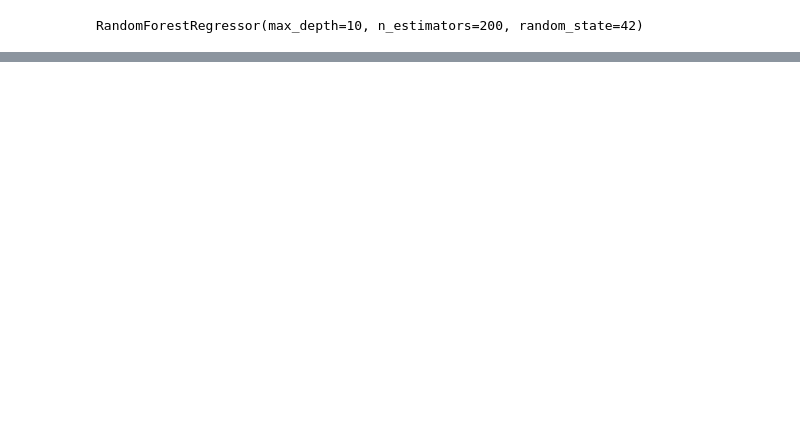
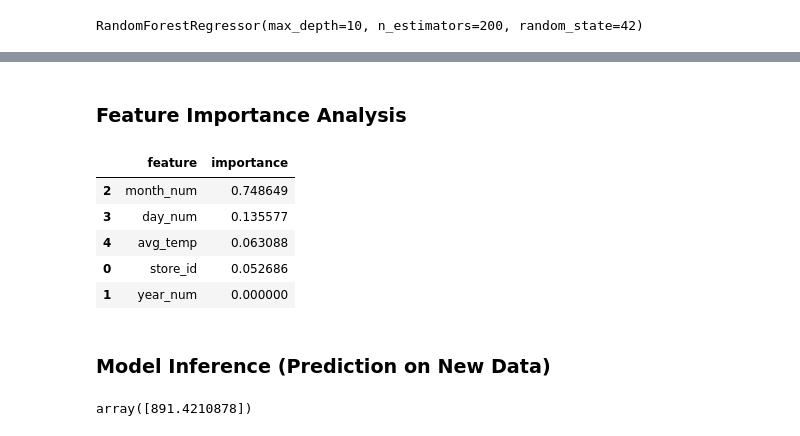
Before and after one commit to zara-abdulla/coffee-shop-sales-analysis, a Jupyter notebook: analysis/sales_forecasting_with_weather.ipynb, the cells around one changed output, grey strips where cells are left out. Drawn from its saved outputs; the diff is of its cells as text; code cells hidden in the pictures; blank space fills up the shorter version.

```diff
--- a/analysis/sales_forecasting_with_weather.ipynb
+++ b/analysis/sales_forecasting_with_weather.ipynb
@@ -168,0 +183,31 @@ MSE: 42461.452248694615
+# %% [markdown]
+### Feature Importance Analysis
+# %%
+feature_importance = pd.DataFrame({
+    'feature': X.columns,
+    'importance': rf_model.feature_importances_
+}).sort_values(by='importance', ascending=False)
+
+feature_importance
+# %% [output]
+|  | feature | importance |
+| 2 | month_num | 0.748649 |
+| 3 | day_num | 0.135577 |
+| 4 | avg_temp | 0.063088 |
+| 0 | store_id | 0.052686 |
+| 1 | year_num | 0.000000 |
+# %% [markdown]
+### Model Inference (Prediction on New Data)
+# %%
+new_day = pd.DataFrame({
+    'store_id': [3],
+    'year_num': [2023],
+    'month_num': [1],
+    'day_num': [3],
+    'avg_temp': [6.5]
+})
+
+prediction = rf_model.predict(new_day)
+prediction
+# %% [output]
+array([891.4210878])
```
Also changed, not shown: parts of 8 cells of this notebook.
